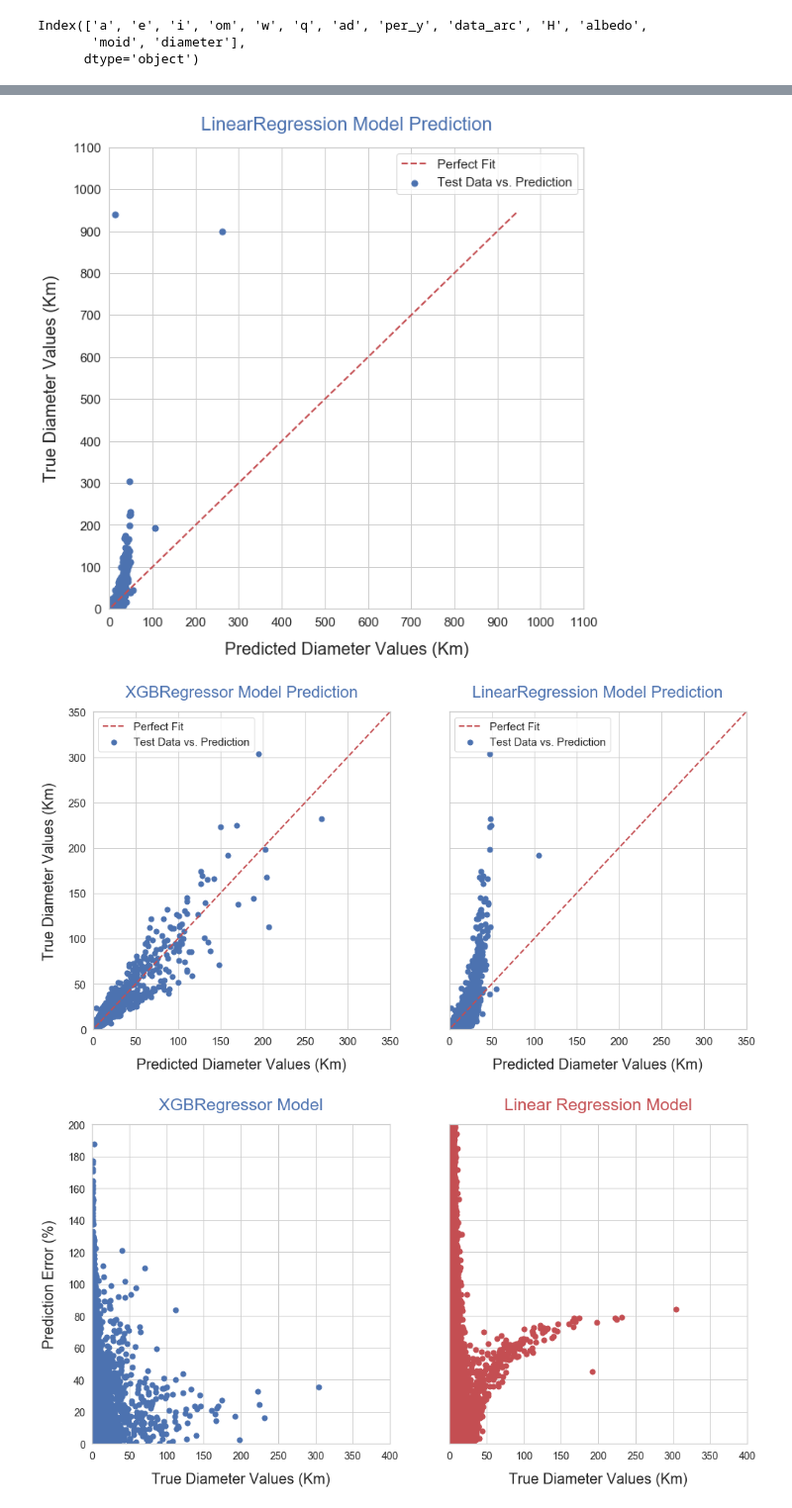
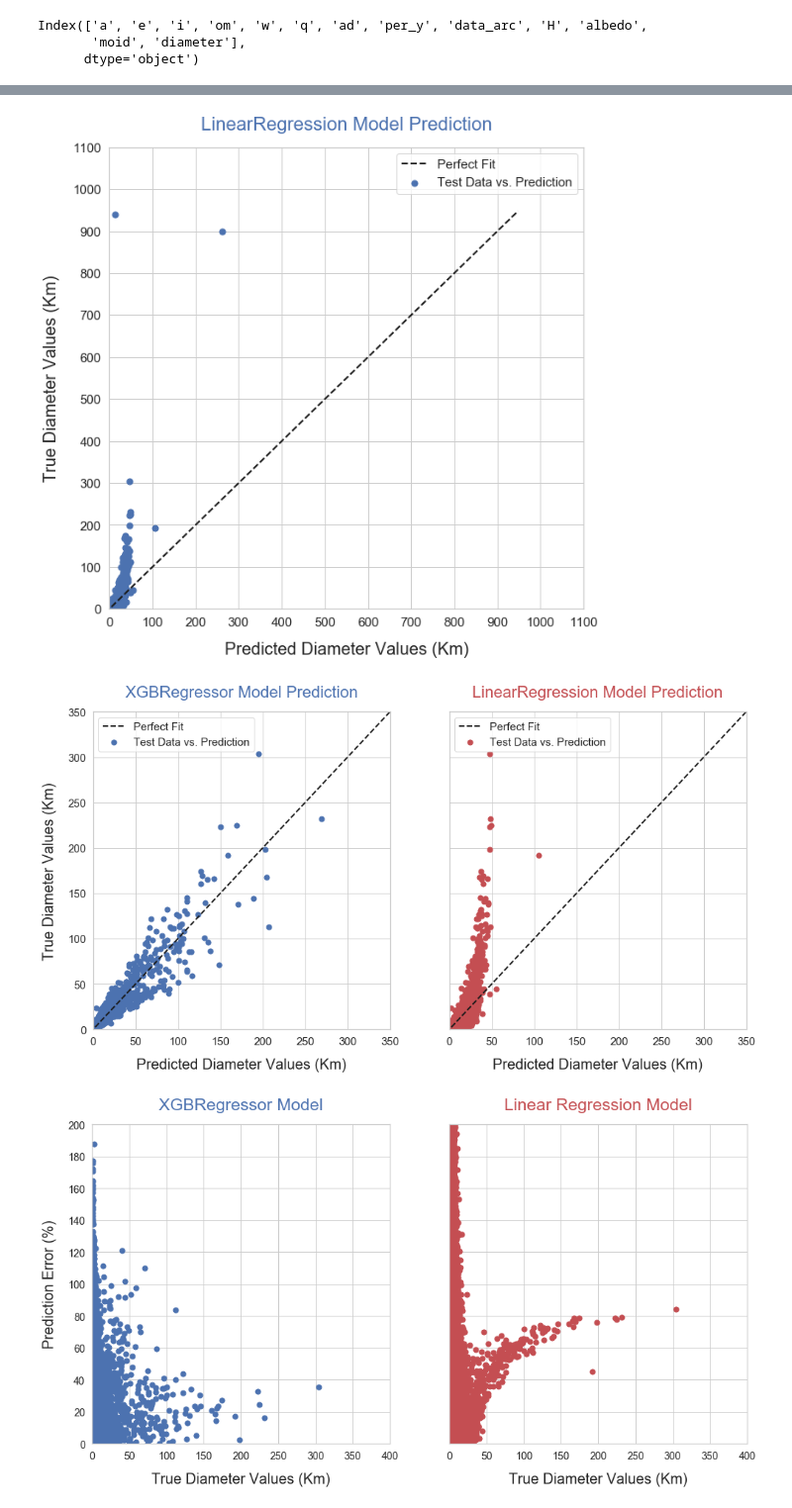
Before and after one commit to marin-stoytchev/data-science-projects, a Jupyter notebook: asteroid_xgb_project/ms_asteroid_xgb.ipynb, the cells around one changed output, grey strips where cells are left out. Shown at 99% size. Drawn from its saved outputs; the diff is of its cells as text; code cells hidden in the pictures.

```diff
--- a/asteroid_xgb_project/ms_asteroid_xgb.ipynb
+++ b/asteroid_xgb_project/ms_asteroid_xgb.ipynb
@@ -403,7 +403,7 @@ ax.set_ylim(y_min, y_max)
 ax.set_yticks(np.arange(y_min, y_max + d_y, d_y))
 
 plt.scatter(y_pred_2, y_test, s = 50, c = 'b', label = 'Test Data vs. Prediction')
-plt.plot(y_line, y_line, 'r--', lw = 2, label = 'Perfect Fit')
+plt.plot(y_line, y_line, 'k--', lw = 2, label = 'Perfect Fit')
 plt.xlabel('Predicted Diameter Values (Km)', fontsize = 20, labelpad = 15)
 plt.ylabel('True Diameter Values (Km)', fontsize = 20, labelpad = 15)
 plt.title('LinearRegression Model Prediction', fontsize = 22, c = 'b', pad = 20)
@@ -411,7 +411,7 @@ plt.legend(fontsize = 15)
 plt.tick_params(labelsize = 15)
 plt.show()
 # %% [output]
-[figure, old version]
+[figure, new version]
 # %%
 # LinearRegression model predictions deviate significantly from the perfect fit line and the true data values
 # %%
@@ -426,38 +426,38 @@ d_x = 50
 y_min = 0
 y_max = 350 # set threshold to exclude the outliers
 d_y = 50
 
 fig, axes = plt.subplots(1, 2, sharey=True, figsize=(16,8))
 
 # XGBRegressor
 axes[0].scatter(y_pred_1, y_test, s = 50, c = 'b', label = 'Test Data vs. Prediction')
-axes[0].plot(y_line, y_line, 'r--', lw = 2, label = 'Perfect Fit')
+axes[0].plot(y_line, y_line, 'k--', lw = 2, label = 'Perfect Fit')
 axes[0].set_xlabel('Predicted Diameter Values (Km)', fontsize = 20, labelpad = 15)
 axes[0].set_ylabel('True Diameter Values (Km)', fontsize = 20, labelpad = 15)
 axes[0].set_title('XGBRegressor Model Prediction', fontsize = 22, c = 'b', pad = 20)
 axes[0].legend(fontsize = 15)
 axes[0].set_xlim(x_min, x_max)
 axes[0].set_xticks(np.arange(x_min, x_max + d_x, d_x))
 axes[0].set_ylim(y_min, y_max)
 axes[0].set_yticks(np.arange(y_min, y_max + d_y, d_y))
 axes[0].tick_params(labelsize = 15)
 
 
 # Linear Regression
-axes[1].scatter(y_pred_2, y_test, s = 50, c = 'b', label = 'Test Data vs. Prediction')
-axes[1].plot(y_line, y_line, 'r--', lw = 2, label = 'Perfect Fit')
+axes[1].scatter(y_pred_2, y_test, s = 50, c = 'r', label = 'Test Data vs. Prediction')
+axes[1].plot(y_line, y_line, 'k--', lw = 2, label = 'Perfect Fit')
 axes[1].set_xlabel('Predicted Diameter Values (Km)', fontsize = 20, labelpad = 15)
-axes[1].set_title('LinearRegression Model Prediction', fontsize = 22, c = 'b', pad = 20)
+axes[1].set_title('LinearRegression Model Prediction', fontsize = 22, c = 'r', pad = 20)
 axes[1].legend(fontsize = 15)
 axes[1].set_xlim(x_min, x_max)
 axes[1].set_xticks(np.arange(x_min, x_max + d_x, d_x))
 axes[1].set_ylim(y_min, y_max)
 axes[1].set_yticks(np.arange(y_min, y_max + d_y, d_y))
 axes[1].tick_params(labelsize = 15)
 
 plt.show()
 # %% [output]
-[figure, old version]
+[figure, new version]
 # %%
 # comparison of the predictions next to each other shows dramatic difference in the predictions
 # it is clear that XGBRegressor model outperforms the Linear Regression model in a significant way
```
Also changed, not shown: parts of 5 cells of this notebook, 1 other file.
